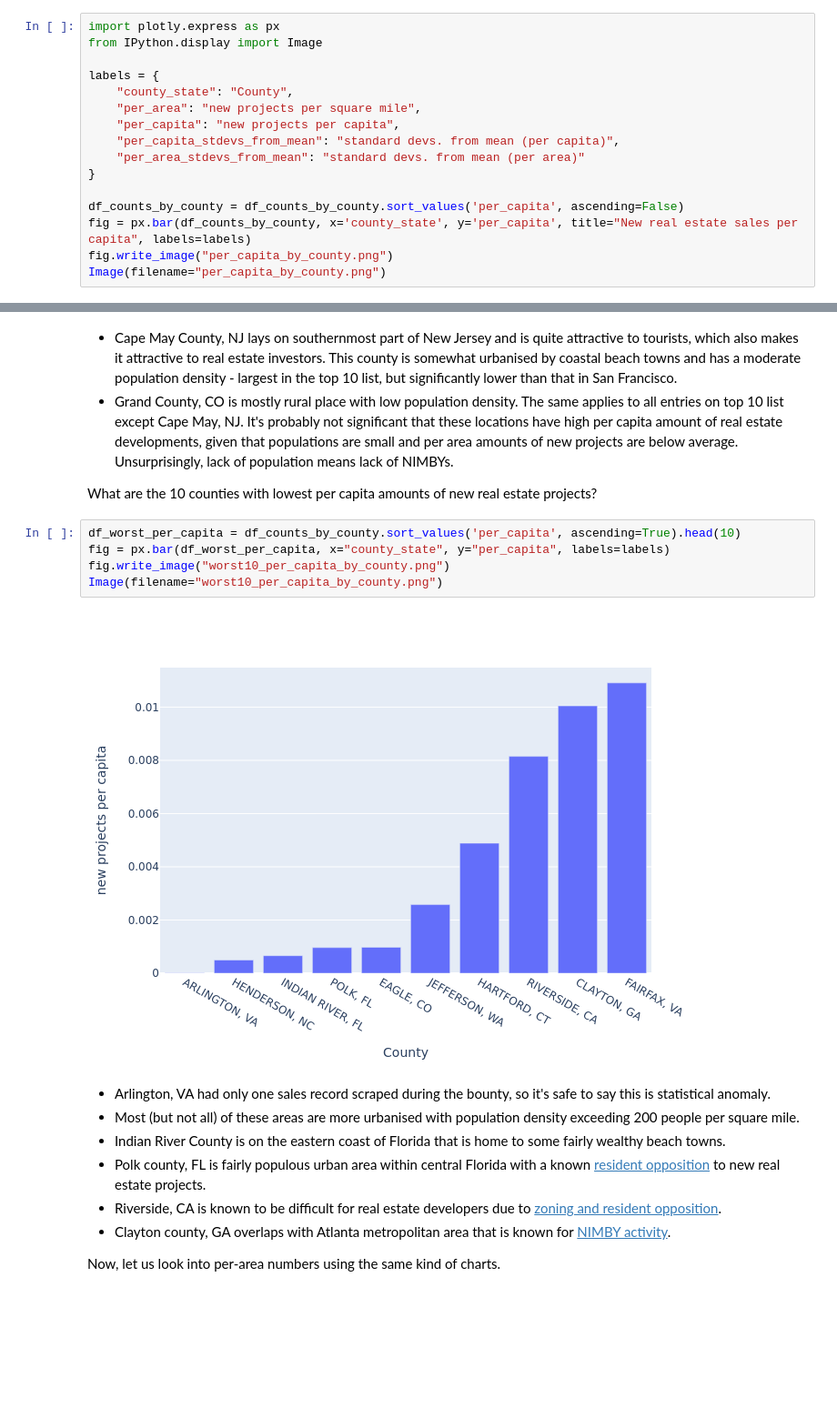
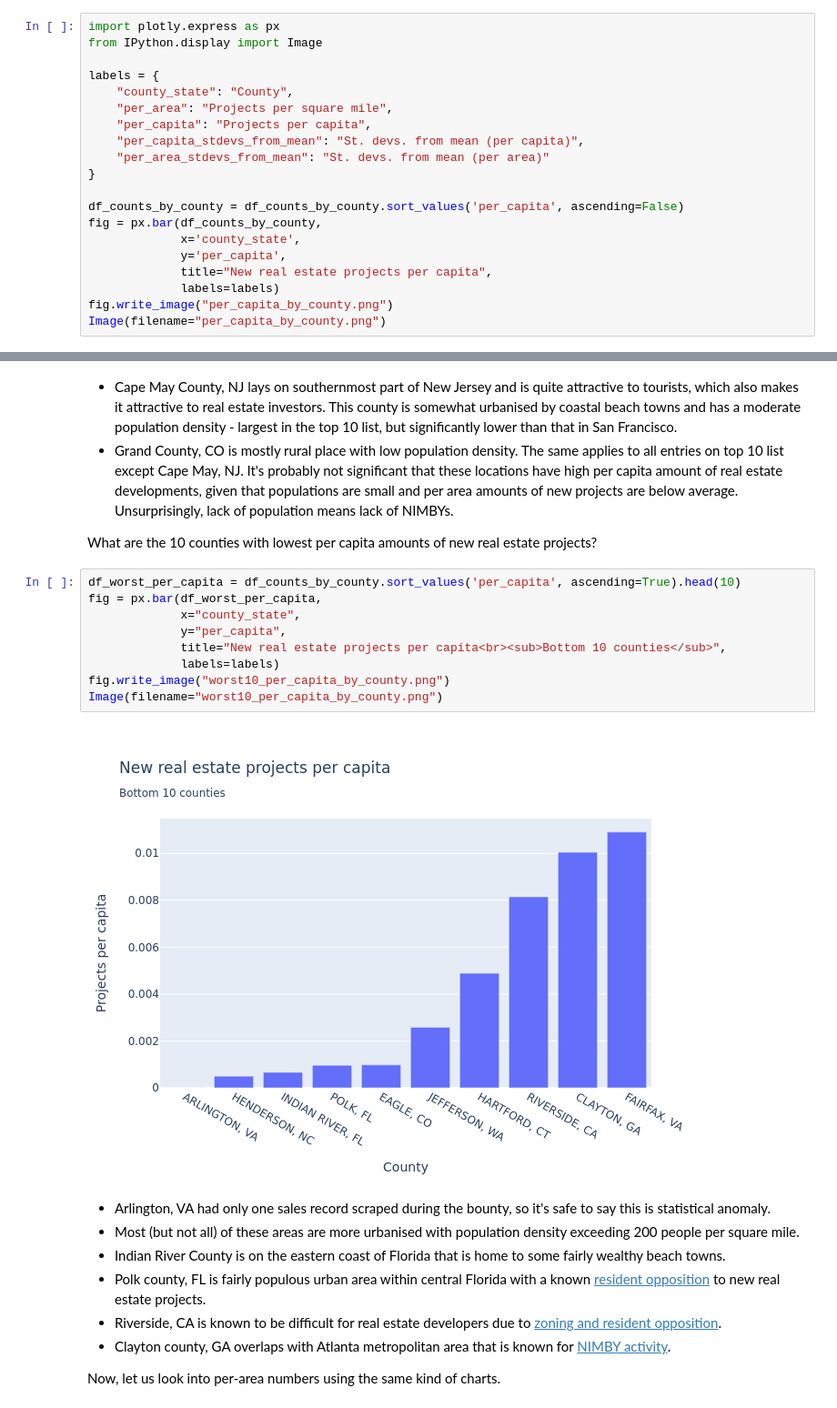
Before and after one commit to dolthub/data-analysis, a Jupyter notebook: nimby-vs-yimby/nimby-vs-yimby.ipynb, the cells around one changed output, grey strips where cells are left out. Shown at 91% size. Cells and saved outputs as stored; diff of their text form; blank space fills up the shorter version.

```diff
--- a/nimby-vs-yimby/nimby-vs-yimby.ipynb
+++ b/nimby-vs-yimby/nimby-vs-yimby.ipynb
@@ -152,14 +152,18 @@ from IPython.display import Image
 
 labels = {
     "county_state": "County",
-    "per_area": "new projects per square mile",
-    "per_capita": "new projects per capita",
-    "per_capita_stdevs_from_mean": "standard devs. from mean (per capita)",
-    "per_area_stdevs_from_mean": "standard devs. from mean (per area)"
+    "per_area": "Projects per square mile",
+    "per_capita": "Projects per capita",
+    "per_capita_stdevs_from_mean": "St. devs. from mean (per capita)",
+    "per_area_stdevs_from_mean": "St. devs. from mean (per area)"
 }
 
 df_counts_by_county = df_counts_by_county.sort_values('per_capita', ascending=False)
-fig = px.bar(df_counts_by_county, x='county_state', y='per_capita', title="New real estate sales per capita", labels=labels)
+fig = px.bar(df_counts_by_county,
+             x='county_state',
+             y='per_capita',
+             title="New real estate projects per capita",
+             labels=labels)
 fig.write_image("per_capita_by_county.png")
 Image(filename="per_capita_by_county.png")
 # %% [output]
@@ -189,11 +201,15 @@ Image(filename="top10_per_capita_by_county.png")
 What are the 10 counties with lowest per capita amounts of new real estate projects?
 # %%
 df_worst_per_capita = df_counts_by_county.sort_values('per_capita', ascending=True).head(10)
-fig = px.bar(df_worst_per_capita, x="county_state", y="per_capita", labels=labels)
+fig = px.bar(df_worst_per_capita,
+             x="county_state",
+             y="per_capita",
+             title="New real estate projects per capita<br><sub>Bottom 10 counties</sub>",
+             labels=labels)
 fig.write_image("worst10_per_capita_by_county.png")
 Image(filename="worst10_per_capita_by_county.png")
 # %% [output]
-[figure, old version]
+[figure, new version]
 # %% [markdown]
 * Arlington, VA had only one sales record scraped during the bounty, so it's safe to say this is statistical anomaly.
 * Most (but not all) of these areas are more urbanised with population density exceeding 200 people per square mile.
```
Also changed, not shown: parts of 10 cells of this notebook.
